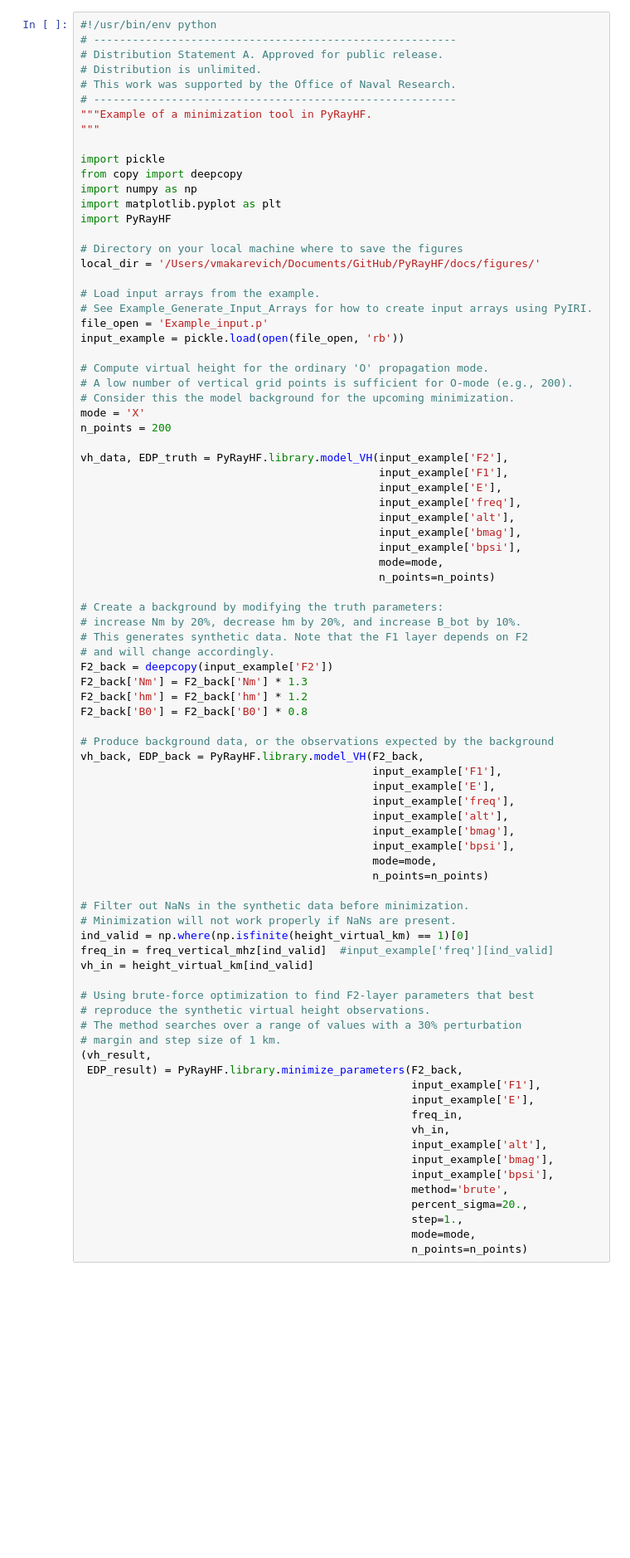
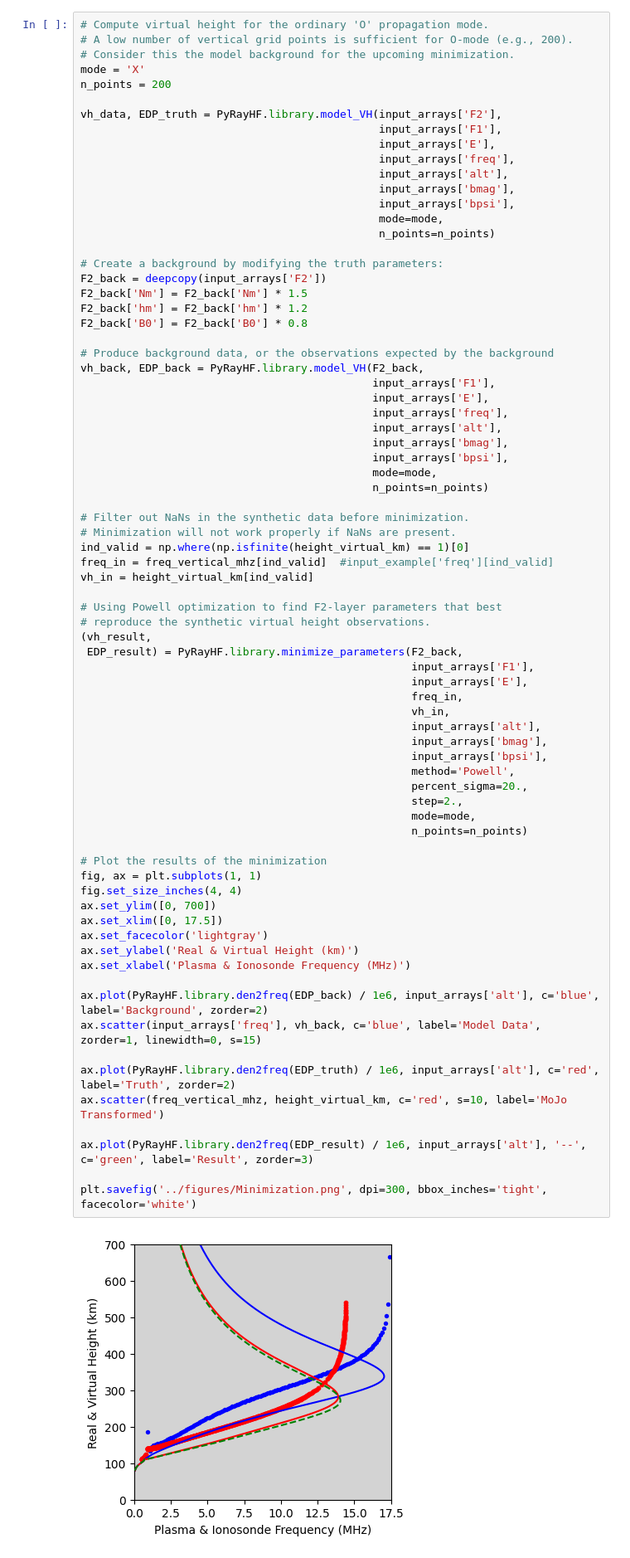
Before and after one commit to victoriyaforsythe/PyRayHF, a Jupyter notebook: docs/tutorials/Example_PyRayHF_Generate_Oblique_Snells.ipynb, the cells around one changed output. Shown at 83% size. Drawn from its saved outputs; the diff is of its cells as text; blank space fills up the shorter version.

```diff
--- a/docs/tutorials/Example_PyRayHF_Generate_Oblique_Snells.ipynb
+++ b/docs/tutorials/Example_PyRayHF_Generate_Oblique_Snells.ipynb
@@ -174,84 +170,77 @@ IndexError: invalid index to scalar variable.
 # %%
-#!/usr/bin/env python
-# --------------------------------------------------------
-# Distribution Statement A. Approved for public release.
-# Distribution is unlimited.
-# This work was supported by the Office of Naval Research.
-# --------------------------------------------------------
-"""Example of a minimization tool in PyRayHF.
-"""
-
-import pickle
-from copy import deepcopy
-import numpy as np
-import matplotlib.pyplot as plt
-import PyRayHF
-
-# Directory on your local machine where to save the figures
-local_dir = '/Users/vmakarevich/Documents/GitHub/PyRayHF/docs/figures/'
-
-# Load input arrays from the example.
-# See Example_Generate_Input_Arrays for how to create input arrays using PyIRI.
-file_open = 'Example_input.p'
-input_example = pickle.load(open(file_open, 'rb'))
-
 # Compute virtual height for the ordinary 'O' propagation mode.
 # A low number of vertical grid points is sufficient for O-mode (e.g., 200).
 # Consider this the model background for the upcoming minimization.
 mode = 'X'
 n_points = 200
 
-vh_data, EDP_truth = PyRayHF.library.model_VH(input_example['F2'],
-                                              input_example['F1'],
-                                              input_example['E'],
-                                              input_example['freq'],
-                                              input_example['alt'],
-                                              input_example['bmag'],
-                                              input_example['bpsi'],
+vh_data, EDP_truth = PyRayHF.library.model_VH(input_arrays['F2'],
+                                              input_arrays['F1'],
+                                              input_arrays['E'],
+                                              input_arrays['freq'],
+                                              input_arrays['alt'],
+                                              input_arrays['bmag'],
+                                              input_arrays['bpsi'],
                                               mode=mode,
                                               n_points=n_points)
 
 # Create a background by modifying the truth parameters:
-# increase Nm by 20%, decrease hm by 20%, and increase B_bot by 10%.
-# This generates synthetic data. Note that the F1 layer depends on F2
-# and will change accordingly.
-F2_back = deepcopy(input_example['F2'])
-F2_back['Nm'] = F2_back['Nm'] * 1.3
+F2_back = deepcopy(input_arrays['F2'])
+F2_back['Nm'] = F2_back['Nm'] * 1.5
 F2_back['hm'] = F2_back['hm'] * 1.2
 F2_back['B0'] = F2_back['B0'] * 0.8
 
 # Produce background data, or the observations expected by the background
 vh_back, EDP_back = PyRayHF.library.model_VH(F2_back,
-                                             input_example['F1'],
-                                             input_example['E'],
-                                             input_example['freq'],
-                                             input_example['alt'],
-                                             input_example['bmag'],
-                                             input_example['bpsi'],
+                                             input_arrays['F1'],
+                                             input_arrays['E'],
+                                             input_arrays['freq'],
+                                             input_arrays['alt'],
+                                             input_arrays['bmag'],
+                                             input_arrays['bpsi'],
                                              mode=mode,
                                              n_points=n_points)
 
 # Filter out NaNs in the synthetic data before minimization.
 # Minimization will not work properly if NaNs are present.
 ind_valid = np.where(np.isfinite(height_virtual_km) == 1)[0]
 freq_in = freq_vertical_mhz[ind_valid]  #input_example['freq'][ind_valid]
 vh_in = height_virtual_km[ind_valid]
 
-# Using brute-force optimization to find F2-layer parameters that best
+# Using Powell optimization to find F2-layer parameters that best
 # reproduce the synthetic virtual height observations.
-# The method searches over a range of values with a 30% perturbation
-# margin and step size of 1 km.
 (vh_result,
  EDP_result) = PyRayHF.library.minimize_parameters(F2_back,
-                                                   input_example['F1'],
-                                                   input_example['E'],
+                                                   input_arrays['F1'],
+                                                   input_arrays['E'],
                                                    freq_in,
                                                    vh_in,
-                                                   input_example['alt'],
-                                                   input_example['bmag'],
-                                                   input_example['bpsi'],
-                                                   method='brute',
+                                                   input_arrays['alt'],
+                                                   input_arrays['bmag'],
+                                                   input_arrays['bpsi'],
+                                                   method='Powell',
                                                    percent_sigma=20.,
-                                                   step=1.,
+                                                   step=2.,
                                                    mode=mode,
                                                    n_points=n_points)
+
+# Plot the results of the minimization
+fig, ax = plt.subplots(1, 1)
+fig.set_size_inches(4, 4)
+ax.set_ylim([0, 700])
+ax.set_xlim([0, 17.5])
+ax.set_facecolor('lightgray')
+ax.set_ylabel('Real & Virtual Height (km)')
+ax.set_xlabel('Plasma & Ionosonde Frequency (MHz)')
+
+ax.plot(PyRayHF.library.den2freq(EDP_back) / 1e6, input_arrays['alt'], c='blue', label='Background', zorder=2)
+ax.scatter(input_arrays['freq'], vh_back, c='blue', label='Model Data', zorder=1, linewidth=0, s=15)
+
+ax.plot(PyRayHF.library.den2freq(EDP_truth) / 1e6, input_arrays['alt'], c='red', label='Truth', zorder=2)
+ax.scatter(freq_vertical_mhz, height_virtual_km, c='red', s=10, label='MoJo Transformed')
+
+ax.plot(PyRayHF.library.den2freq(EDP_result) / 1e6, input_arrays['alt'], '--', c='green', label='Result', zorder=3)
+
+plt.savefig('../figures/Minimization.png', dpi=300, bbox_inches='tight', facecolor='white')
+# %% [output]
+[figure, added]
```
Also changed, not shown: parts of 6 cells of this notebook, 4 other files.
